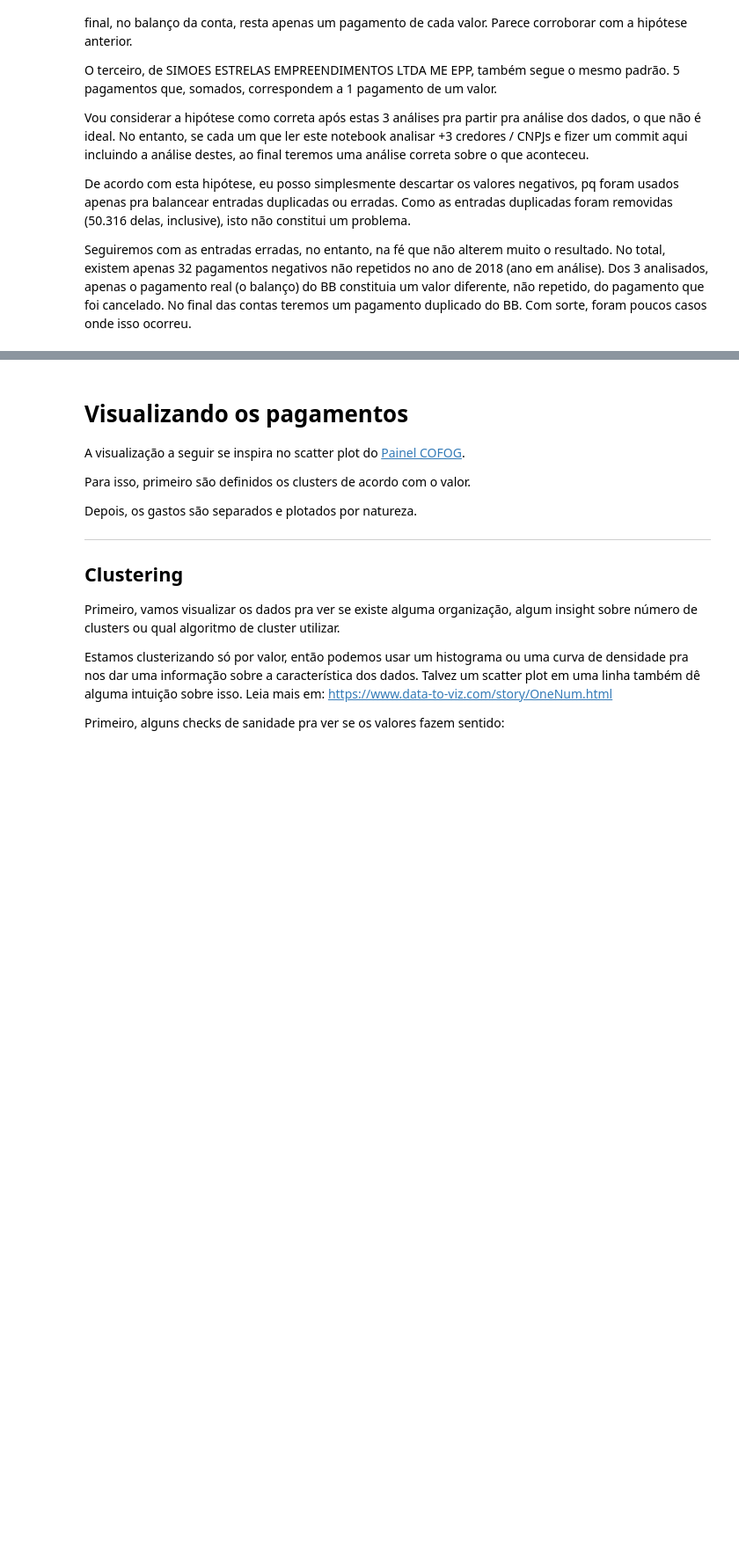
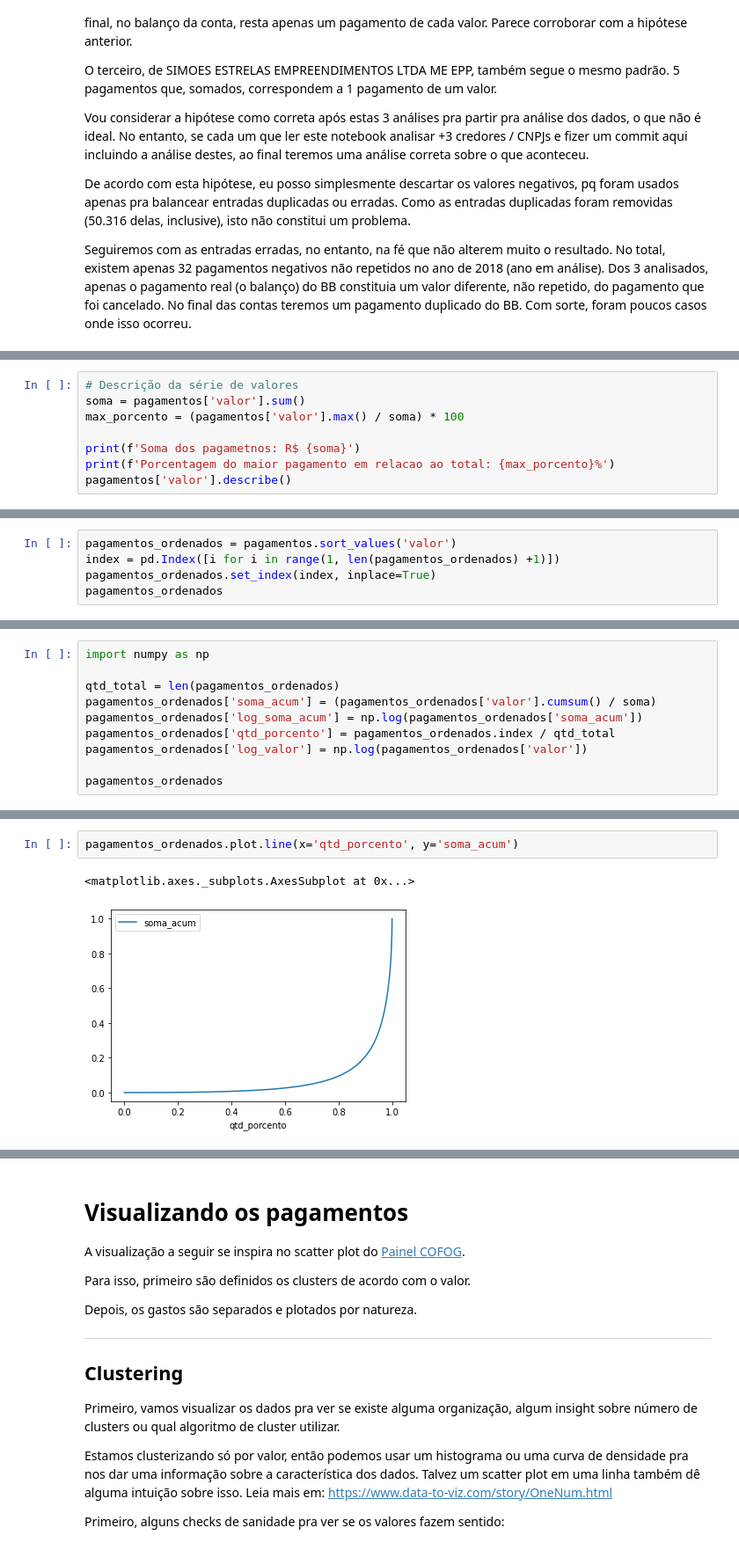
Before and after one commit to DadosAbertosDeFeira/analises, a Jupyter notebook: analysis/visualizacao_pagamentos.ipynb, the cells around one changed output, grey strips where cells are left out. Shown at 88% size. Cells and saved outputs as stored; diff of their text form; blank space fills up the shorter version.

Commit message:
Adiciona descricao visual dos gastos

```diff
--- a/analysis/visualizacao_pagamentos.ipynb
+++ b/analysis/visualizacao_pagamentos.ipynb
@@ -217,0 +213,8 @@ Name: valor, dtype: float64
+# %%
+# Descrição da série de valores
+soma = pagamentos['valor'].sum()
+max_porcento = (pagamentos['valor'].max() / soma) * 100
+
+print(f'Soma dos pagametnos: R$ {soma}')
+print(f'Porcentagem do maior pagamento em relacao ao total: {max_porcento}%')
+pagamentos['valor'].describe()
@@ -217,0 +272,5 @@ Name: valor, dtype: float64
+# %%
+pagamentos_ordenados = pagamentos.sort_values('valor')
+index = pd.Index([i for i in range(1, len(pagamentos_ordenados) +1)])
+pagamentos_ordenados.set_index(index, inplace=True)
+pagamentos_ordenados
@@ -217,0 +291,10 @@ Name: valor, dtype: float64
+# %%
+import numpy as np
+
+qtd_total = len(pagamentos_ordenados)
+pagamentos_ordenados['soma_acum'] = (pagamentos_ordenados['valor'].cumsum() / soma)
+pagamentos_ordenados['log_soma_acum'] = np.log(pagamentos_ordenados['soma_acum'])
+pagamentos_ordenados['qtd_porcento'] = pagamentos_ordenados.index / qtd_total
+pagamentos_ordenados['log_valor'] = np.log(pagamentos_ordenados['valor'])
+
+pagamentos_ordenados
@@ -217,0 +315,5 @@ Name: valor, dtype: float64
+# %%
+pagamentos_ordenados.plot.line(x='qtd_porcento', y='soma_acum')
+# %% [output]
+<matplotlib.axes._subplots.AxesSubplot at 0x...>
+[figure, added]
```
Also changed, not shown: parts of 15 cells of this notebook.
